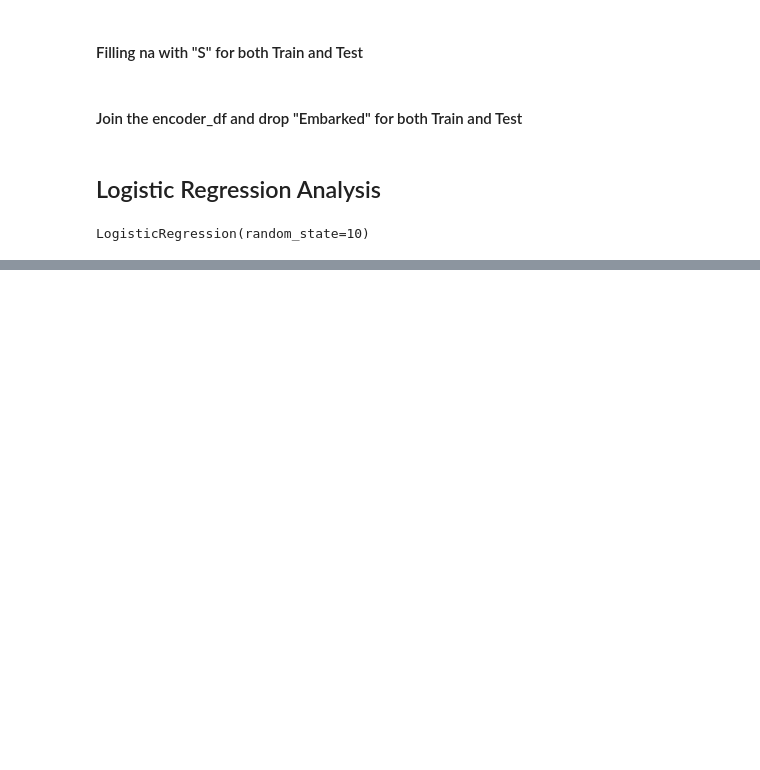
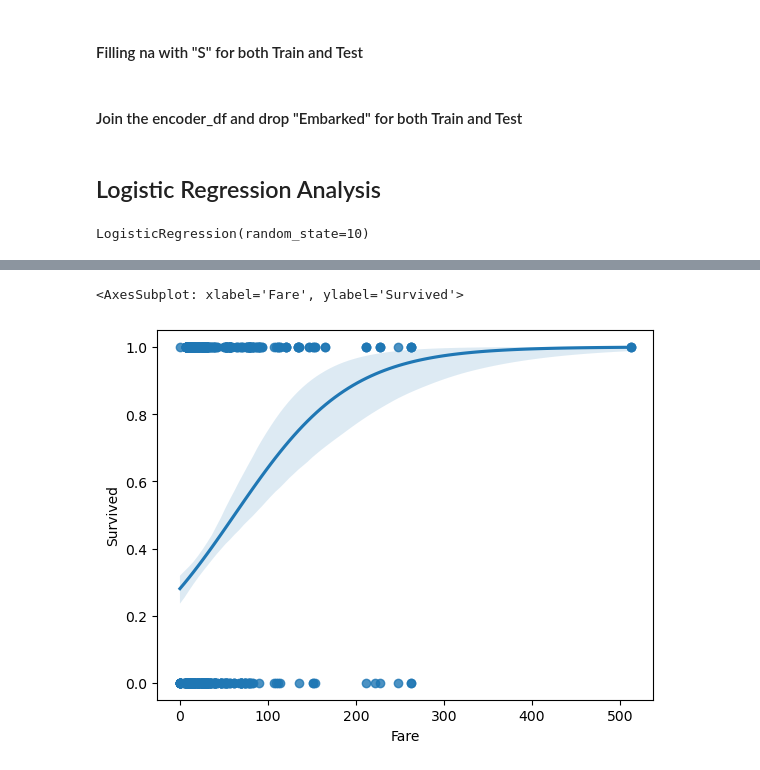
Before and after one commit to usuajiayako/DataScienceWeek6, a Jupyter notebook: titanic_assignment/titanic_assignment.ipynb, the cells around one changed output, grey strips where cells are left out. Drawn from its saved outputs; the diff is of its cells as text; code cells hidden in the pictures; blank space fills up the shorter version.

```diff
--- a/titanic_assignment/titanic_assignment.ipynb
+++ b/titanic_assignment/titanic_assignment.ipynb
@@ -226,0 +244,6 @@ array([0, 0, 0, 0, 1, 0, 1, 0, 1, 0, 0, 0, 1, 0, 1, 1, 0, 0, 1, 1, 0, 0,
+# %%
+# Fare vs Survived
+sns.regplot(x = X["Fare"], y = y, logistic = True)
+# %% [output]
+<AxesSubplot: xlabel='Fare', ylabel='Survived'>
+[figure, added]
```
Also changed, not shown: parts of 9 cells of this notebook.
